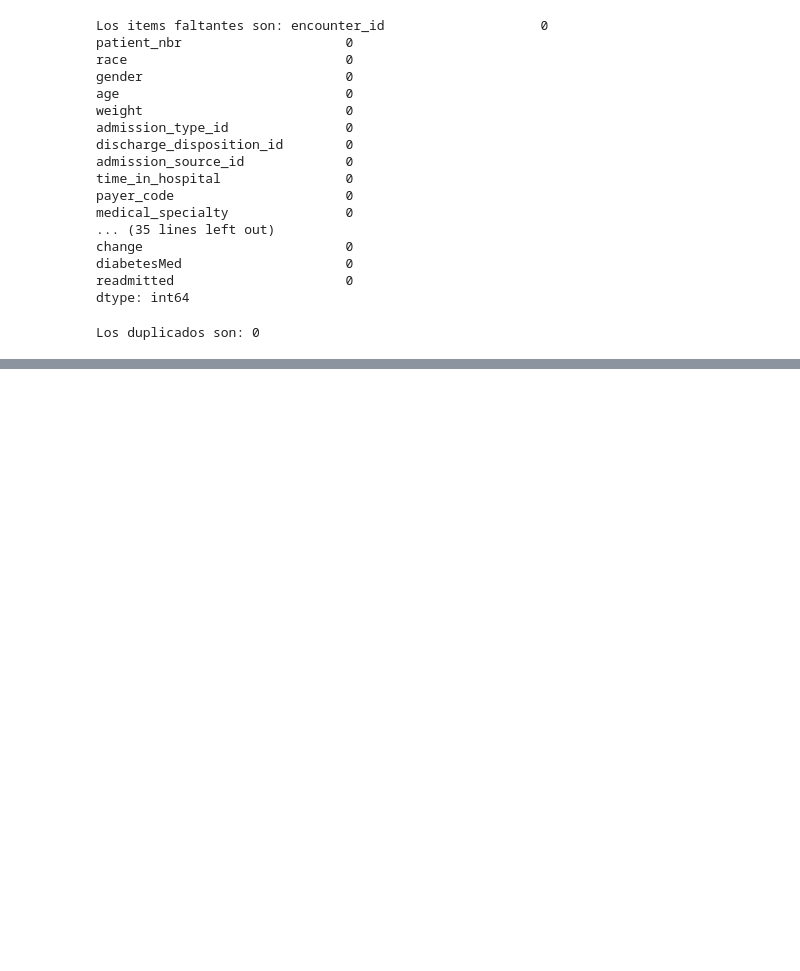
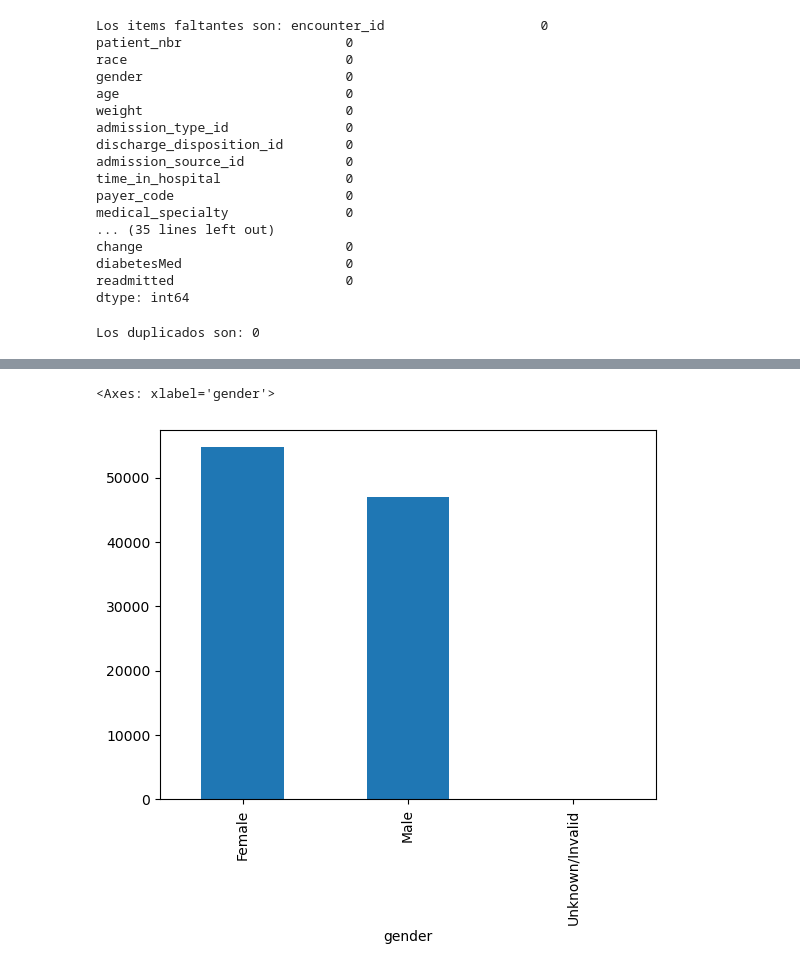
Before and after one commit to reimondezmariano/AdD_Trabajo_Final, a Jupyter notebook: Trabajo_final.ipynb, the cells around one changed output, grey strips where cells are left out. Saved outputs shown, nothing was run; the diff lists cells and outputs as text; code cells hidden in the pictures; blank space fills up the shorter version.

```diff
--- a/Trabajo_final.ipynb
+++ b/Trabajo_final.ipynb
@@ -74,0 +180,5 @@ Los duplicados son: 0
+# %%
+data_set["gender"].value_counts().sort_index().plot(kind="bar")
+# %% [output]
+<Axes: xlabel='gender'>
+[figure, added]
```
Also changed, not shown: parts of 12 cells of this notebook.
